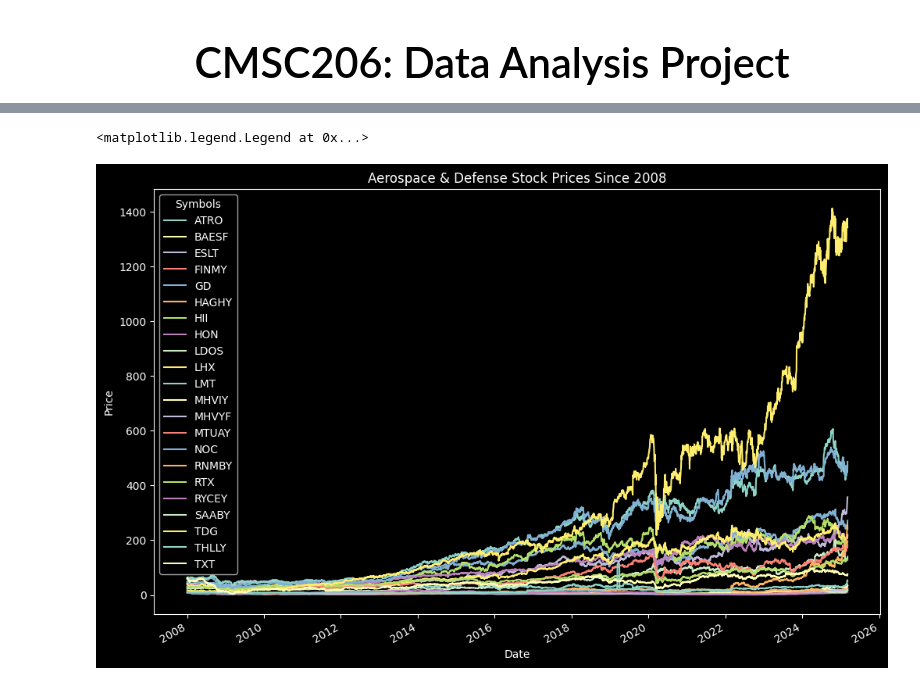
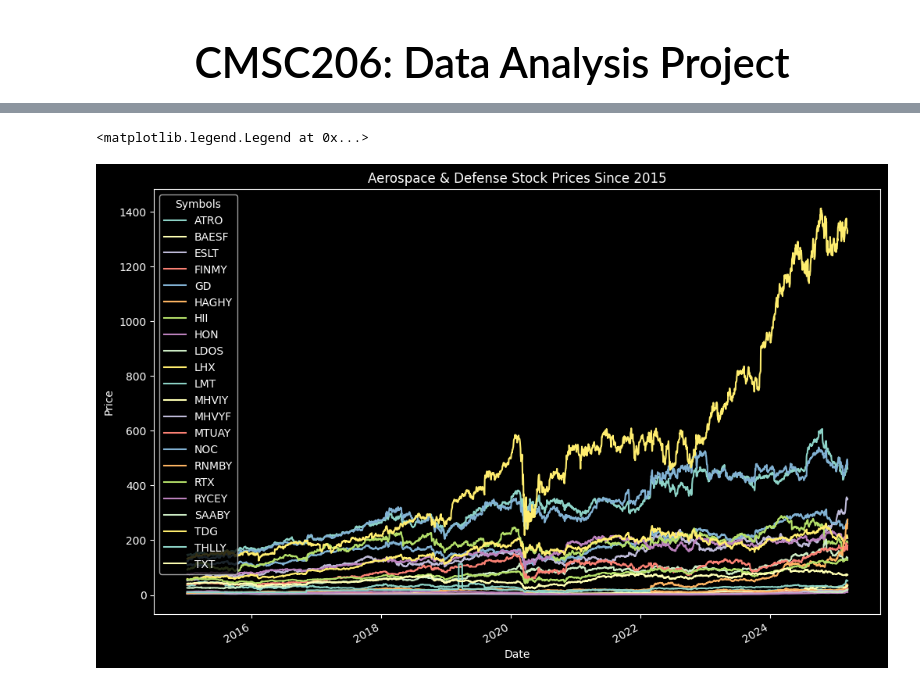
Before and after one commit to blkpvnthr/DIAMOND_HANDS, a Jupyter notebook: aerospace.ipynb, the cells around one changed output, grey strips where cells are left out. Cells and saved outputs as stored; diff of their text form; code cells hidden in the pictures.

```diff
--- a/aerospace.ipynb
+++ b/aerospace.ipynb
@@ -51,6 +78,9 @@ symbols
  'MTUAY']
 # %%
 tickers = symbols
+# Filter tickers that do NOT have special characters
+filtered_tickers = [ticker for ticker in symbols if re.match(r'^[A-Z0-9]+$', ticker)]
+tickers = filtered_tickers
 # %%
 ohlc = yf.download(tickers, period="max").loc["1990":]
 # %% [output]
@@ -70,15 +99,15 @@ prices.tail() # prints the last 5 rows
 5 rows × 22 columns
 # %%
-# Plot the stock close prices since 2008
-prices[prices.index >= "2008-01-01"].plot(figsize=(12,8))
+# Plot the stock close prices since 2015
+prices[prices.index >= "2015-01-01"].plot(figsize=(12,8))
 
-plt.title("Aerospace & Defense Stock Prices Since 2008")
+plt.title("Aerospace & Defense Stock Prices Since 2015")
 plt.xlabel("Date")
 plt.ylabel("Price")
 plt.legend(title="Symbols")
 # %% [output]
 <matplotlib.legend.Legend at 0x...>
-[figure, old version]
+[figure, new version]
 # %%
 from pypfopt import expected_returns
 
```
Also changed, not shown: parts of 8 cells of this notebook.
